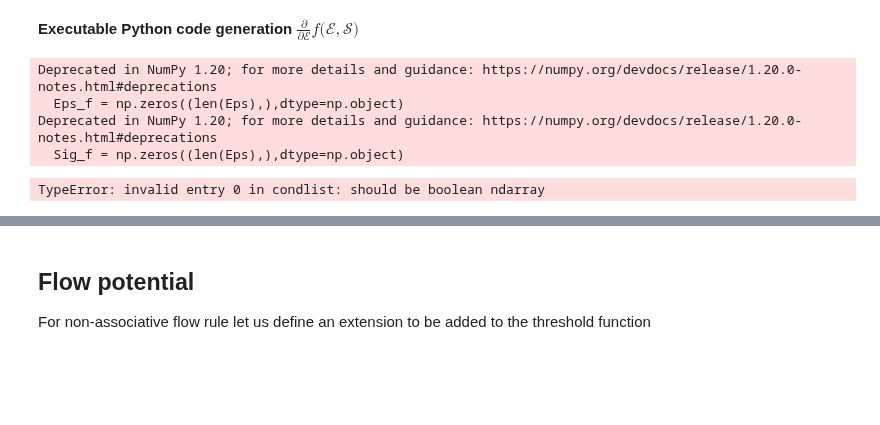
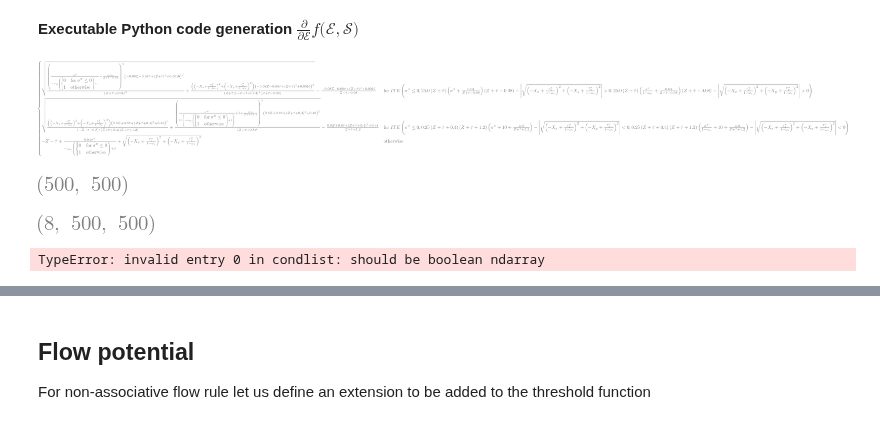
Before and after one commit to bmcs-group/bmcs_matmod, a Jupyter notebook: notebooks/slide/prototyping/SLIDE_3.3.ipynb, the cells around one changed output, grey strips where cells are left out. Cells and saved outputs as stored; diff of their text form; code cells hidden in the pictures; blank space fills up the shorter version.

```diff
--- a/notebooks/slide/prototyping/SLIDE_3.3.ipynb
+++ b/notebooks/slide/prototyping/SLIDE_3.3.ipynb
@@ -18,5 +20,6 @@ import numpy as np
 # %%
-H = lambda x: sp.Piecewise( (0, x <=0 ), (1, True) )
+def H(x):
+    return sp.Piecewise((0, x <= 0), (1, True) )
 # %%
 H(-1)
 # %% [output]
@@ -228,7 +230,12 @@ After substitutions the yield function reads
 %%capture
 %run f_smooth_double_cap.ipynb
 # %%
-f_ = f_solved_.subs({x:sig_eff, y:norm_Q}).subs(subs_Q).subs(subs_tau_eff).subs(tau_bar, (bartau+Z))
+f_ = (f_solved_
+      .subs({x: sig_eff, y: norm_Q})
+      .subs(subs_Q)
+      .subs(subs_tau_eff)
+      .subs(tau_bar, (bartau+Z))
+     )
 f_
 # %% [output]
 [figure]
@@ -267,22 +274,15 @@ get_ddf_dEps = sp.lambdify(
 get_ddf_dEps_C = ccode('get_df_dEps', ddf_dEps_, 'SLIDE1_3')
 # %%
 material_params = dict(
-    E_s=1, gamma_s= 0.2, K_s=0.1, S_s=0.6, c_s=1, bartau=1,
-    E_w=1, S_w=0.6, c_w = 1, m = 0.04, f_t=1, f_c=20, f_c0=10, eta=0
+    E_s=1, gamma_s=0.2, K_s=0.1, S_s=0.6, c_s=1, bartau=1,
+    E_w=1, S_w=0.6, c_w=1, m=0.04, f_t=1, f_c=20, f_c0=10, eta=0
 )
 sig_p_range, tau_p_range = np.mgrid[-22:3:500j, -1.5:1.5:500j]
-Eps_f = np.zeros((len(Eps),),dtype=np.object)
-Sig_f = np.zeros((len(Eps),),dtype=np.object)
-Sig_f[2] = sig_p_range
-Sig_f[0] = tau_p_range
-f_f = get_f(Eps_f, Sig_f, **material_params)
-from matplotlib import cm
-fig = plt.figure(figsize=(8,5), tight_layout=True)
-ax = fig.add_subplot(1, 1, 1) # , projection='3d')
-#ax.contour(sig_p_range, tau_p_range, f_f);
-# %% [output]
-Deprecated in NumPy 1.20; for more details and guidance: https://numpy.org/devdocs/release/1.20.0-notes.html#deprecations
-  Eps_f = np.zeros((len(Eps),),dtype=np.object)
-Deprecated in NumPy 1.20; for more details and guidance: https://numpy.org/devdocs/release/1.20.0-notes.html#deprecations
-  Sig_f = np.zeros((len(Eps),),dtype=np.object)
-TypeError: invalid entry 0 in condlist: should be boolean ndarray
+# %%
+f_.subs(material_params)
+# %% [output]
+[figure, added]
+# %%
+sig_p_range.shape
+# %% [output]
+[figure, added]
@@ -288,0 +294,8 @@ TypeError: invalid entry 0 in condlist: should be boolean ndarray
+# %%
+Sig_f.shape
+# %% [output]
+[figure, added]
+# %%
+f_f = get_f(Eps_f, Sig_f, **material_params)
+# %% [output]
+TypeError: invalid entry 0 in condlist: should be boolean ndarray
```
Also changed, not shown: parts of 10 cells of this notebook, 5 other files.
